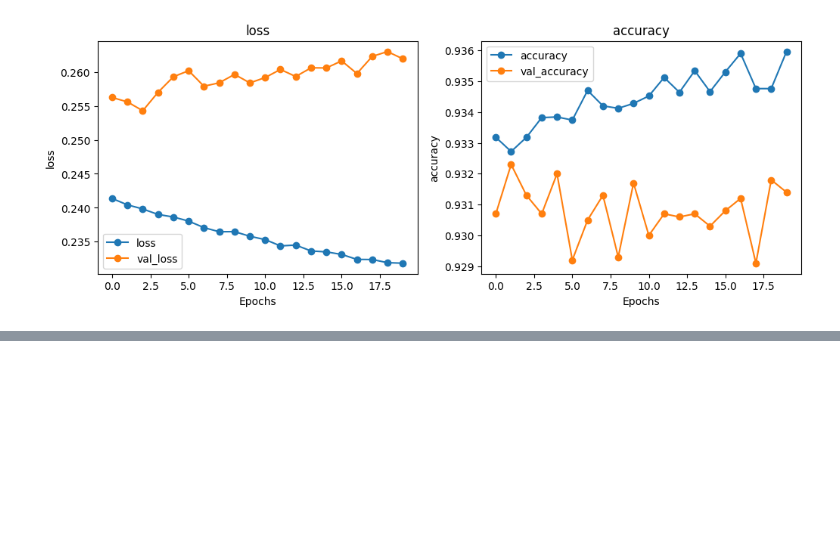
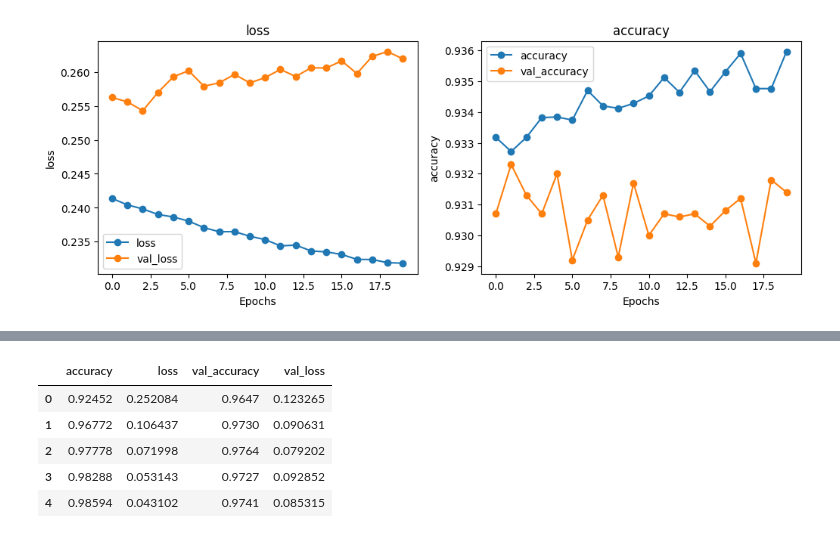
Before and after one commit to AIgineerAB/Artificial_Intelligence_HA24, a Jupyter notebook: code_alongs/Lec08_MLP.ipynb, the cells around one changed output, grey strips where cells are left out. Drawn from its saved outputs; the diff is of its cells as text; code cells hidden in the pictures; blank space fills up the shorter version.

```diff
--- a/code_alongs/Lec08_MLP.ipynb
+++ b/code_alongs/Lec08_MLP.ipynb
@@ -210,0 +258,10 @@ plot_metrics(naive_history)
+# %%
+deep_history = pd.DataFrame(model_deep.history.history)
+deep_history.head()
+# %% [output]
+|  | accuracy | loss | val_accuracy | val_loss |
+| 0 | 0.92452 | 0.252084 | 0.9647 | 0.123265 |
+| 1 | 0.96772 | 0.106437 | 0.9730 | 0.090631 |
+| 2 | 0.97778 | 0.071998 | 0.9764 | 0.079202 |
+| 3 | 0.98288 | 0.053143 | 0.9727 | 0.092852 |
+| 4 | 0.98594 | 0.043102 | 0.9741 | 0.085315 |
```
Also changed, not shown: parts of 17 cells of this notebook.
